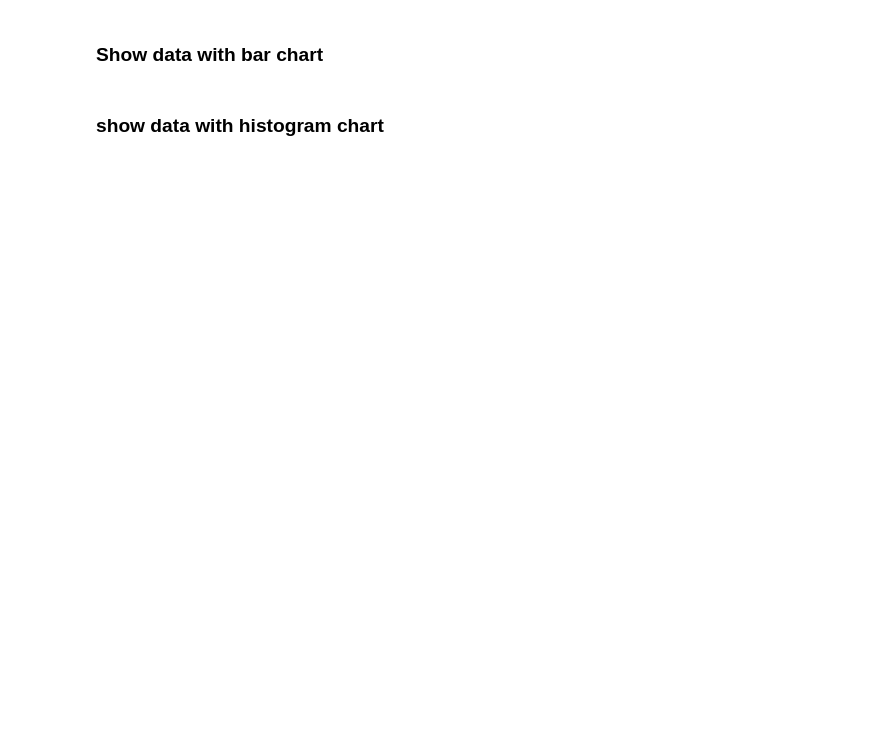
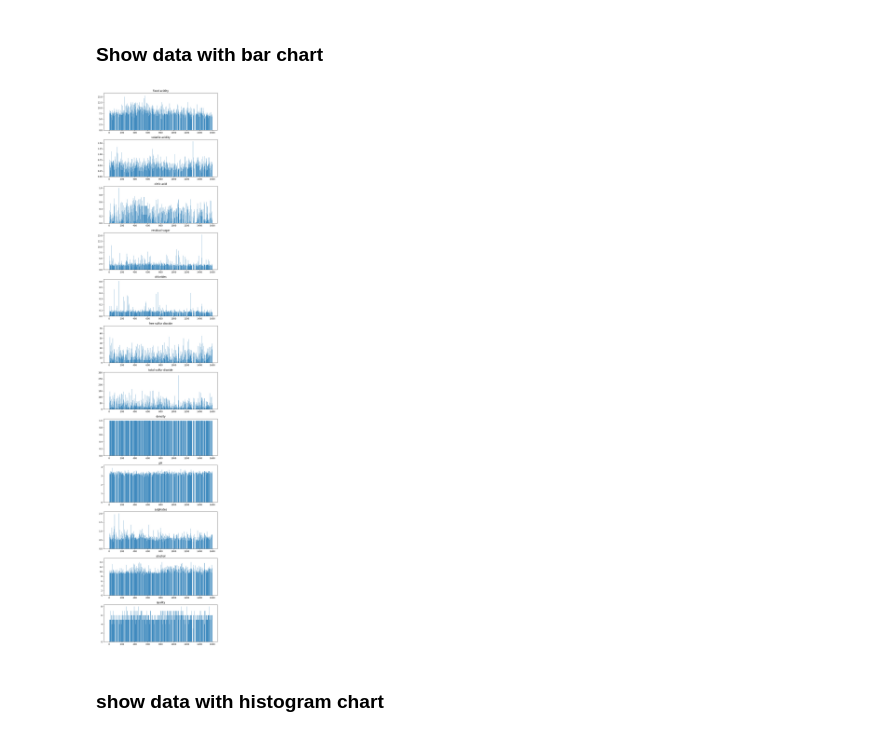
Before and after one commit to Azzure45/big-data-iot-labs, a Jupyter notebook: mini-projekt/mini-project-anton-mahdi.ipynb, the cells around one changed output. Saved outputs shown, nothing was run; the diff lists cells and outputs as text; code cells hidden in the pictures; blank space fills up the shorter version.

Commit message:
fixed graphs

```diff
--- a/mini-projekt/mini-project-anton-mahdi.ipynb
+++ b/mini-projekt/mini-project-anton-mahdi.ipynb
@@ -86,18 +163,20 @@ print(dropted_dups)
 # %%
 import matplotlib.pyplot as plt
 
-def bar_subplots(df, columns):
+def bar_subplots(dataFrame, columns):
     n = len(columns)
     fig, axes = plt.subplots(n, 1, figsize=(8, 3*n))
 
     for ax, col in zip(axes, columns):
-        ax.bar(df.index[:100], df[col].iloc[:100])
+        ax.bar(dataFrame.index, dataFrame[col])
         ax.set_title(col)
 
     plt.tight_layout()
     plt.show()
 
 bar_subplots(df, df.columns)
+# %% [output]
+[figure, added]
 # %% [markdown]
 ### show data with histogram chart
 # %%
```
Also changed, not shown: parts of 9 cells of this notebook.
